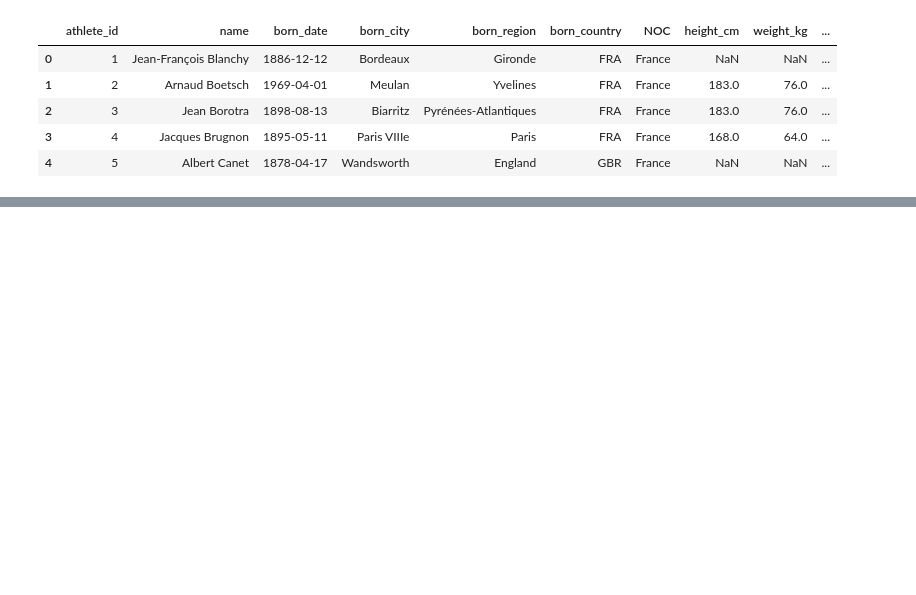
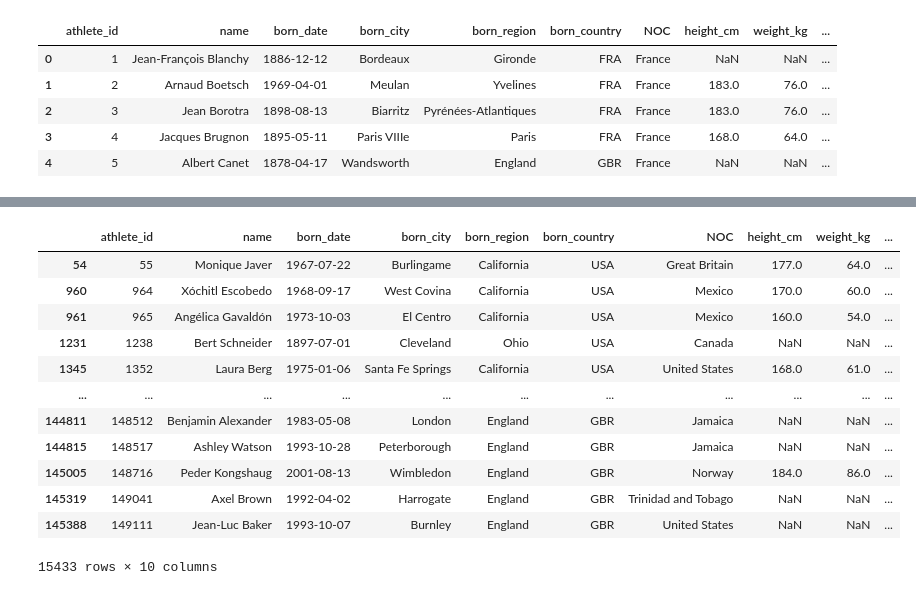
Before and after one commit to mkhmmd17/complete-pandas-tutorial, a Jupyter notebook: tutorial.ipynb, the cells around one changed output, grey strips where cells are left out. Saved outputs shown, nothing was run; the diff lists cells and outputs as text; code cells hidden in the pictures; blank space fills up the shorter version.

```diff
--- a/tutorial.ipynb
+++ b/tutorial.ipynb
@@ -437,0 +487,21 @@ Merging & Concatenating Data
+# %%
+usa = bios[bios['born_country']=='USA'].copy()
+gbr = bios[bios['born_country']== 'GBR'].copy()
+# %%
+new_df = pd.concat([usa, gbr])
+# %%
+new_df
+# %% [output]
+|  | athlete_id | name | born_date | born_city | born_region | born_country | NOC | height_cm | weight_kg | ... |
+| 54 | 55 | Monique Javer | 1967-07-22 | Burlingame | California | USA | Great Britain | 177.0 | 64.0 | ... |
+| 960 | 964 | Xóchitl Escobedo | 1968-09-17 | West Covina | California | USA | Mexico | 170.0 | 60.0 | ... |
+| 961 | 965 | Angélica Gavaldón | 1973-10-03 | El Centro | California | USA | Mexico | 160.0 | 54.0 | ... |
+| 1231 | 1238 | Bert Schneider | 1897-07-01 | Cleveland | Ohio | USA | Canada | NaN | NaN | ... |
+| 1345 | 1352 | Laura Berg | 1975-01-06 | Santa Fe Springs | California | USA | United States | 168.0 | 61.0 | ... |
+| ... | ... | ... | ... | ... | ... | ... | ... | ... | ... | ... |
+| 144811 | 148512 | Benjamin Alexander | 1983-05-08 | London | England | GBR | Jamaica | NaN | NaN | ... |
+| 144815 | 148517 | Ashley Watson | 1993-10-28 | Peterborough | England | GBR | Jamaica | NaN | NaN | ... |
+| 145005 | 148716 | Peder Kongshaug | 2001-08-13 | Wimbledon | England | GBR | Norway | 184.0 | 86.0 | ... |
+| 145319 | 149041 | Axel Brown | 1992-04-02 | Harrogate | England | GBR | Trinidad and Tobago | NaN | NaN | ... |
+| 145388 | 149111 | Jean-Luc Baker | 1993-10-07 | Burnley | England | GBR | United States | NaN | NaN | ... |
+15433 rows × 10 columns
```
Also changed, not shown: parts of 11 cells of this notebook.
